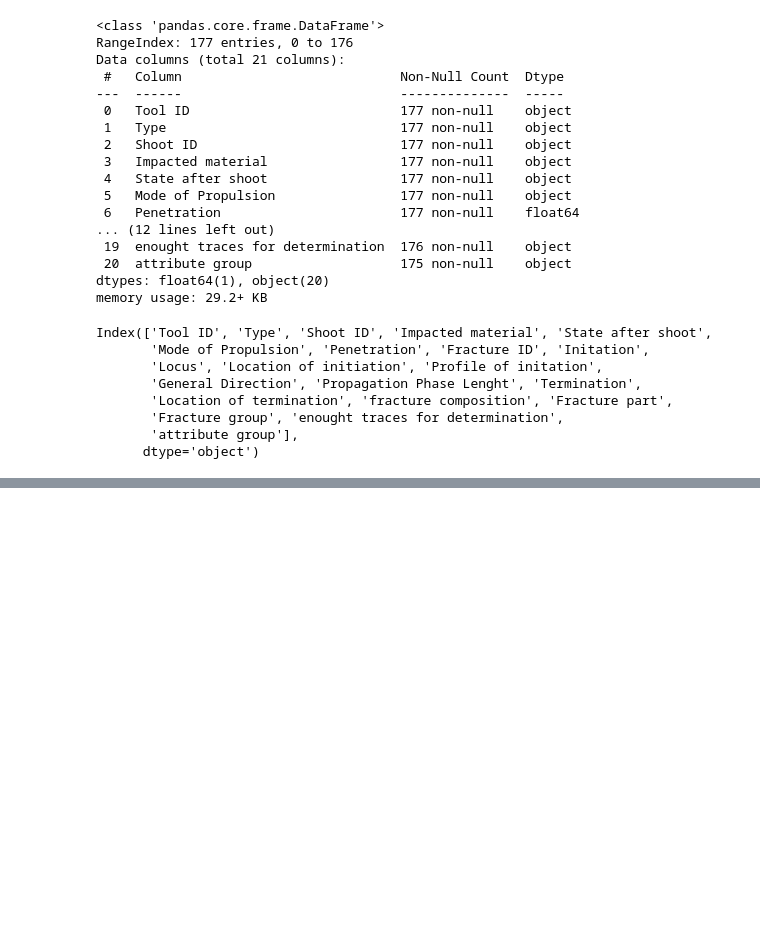
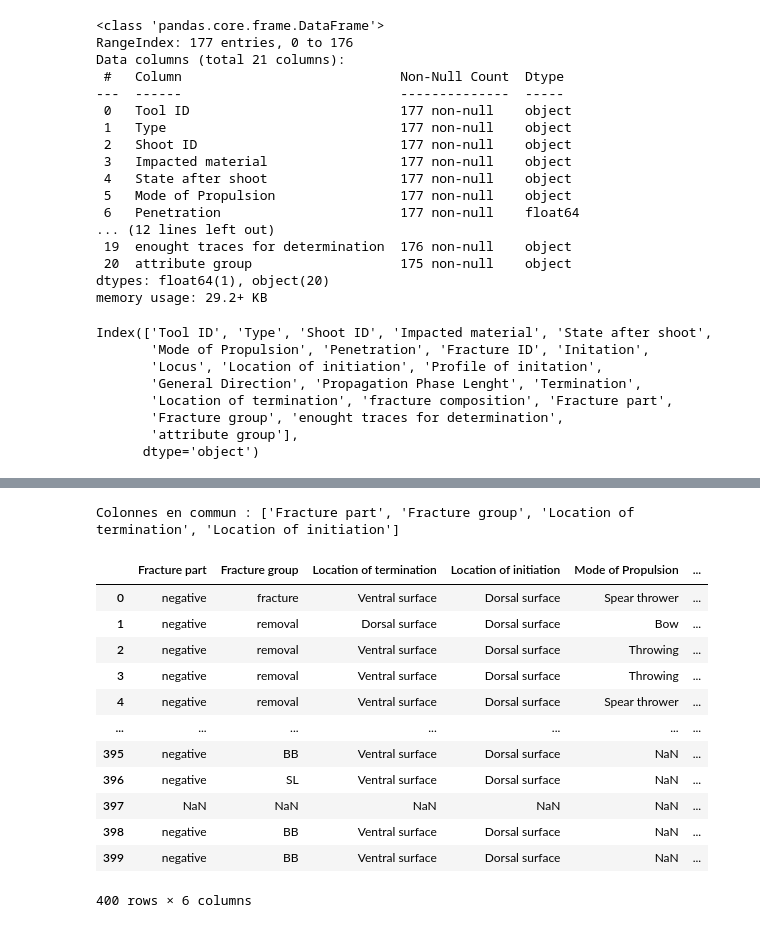
Before and after one commit to AdrienPiette/Usual_analysis, a Jupyter notebook: notebooks/data_explo.ipynb, the cells around one changed output, grey strips where cells are left out. Drawn from its saved outputs; the diff is of its cells as text; code cells hidden in the pictures; blank space fills up the shorter version.

```diff
--- a/notebooks/data_explo.ipynb
+++ b/notebooks/data_explo.ipynb
@@ -80,0 +104,5 @@ df[cat_cols] = df[cat_cols].astype('category')
+# %%
+
+for col in df_2.columns:
+    print(f"{col}: {df_2[col].nunique()} valeurs uniques")
+    print(df_2[col].value_counts(), "\n")
@@ -80,0 +127,12 @@ df[cat_cols] = df[cat_cols].astype('category')
+# %%
+df_2.drop(columns=['Site','Fracture ID','Artifact ID'], inplace=True)
+# %%
+object_cols = [col for col in df_2.select_dtypes(include='object').columns if col != 'Artifact ID']
+
+for col in object_cols:
+    if df_2[col].dtype == 'object':
+        df_2[col] = df_2[col].astype('category')
+    else:
+        df_2[col] = pd.to_numeric(df_2[col], errors='coerce')
+
+df_2
@@ -80,0 +163,29 @@ df[cat_cols] = df[cat_cols].astype('category')
+# %%
+common_cols = set(df.columns).intersection(df_2.columns)
+print("Colonnes en commun :", list(common_cols))
+# %% [output]
+Colonnes en commun : ['Fracture part', 'Fracture group', 'Location of termination', 'Location of initiation']
+# %%
+cols_to_keep = list(common_cols) + ['Mode of Propulsion', 'attribute group']
+
+# Prepare df_2 with the same columns, adding 'Mode of Propulsion' and 'attribute group' as NaN
+df_2_common = df_2[list(common_cols)].copy()
+df_2_common['Mode of Propulsion'] = np.nan
+df_2_common['attribute group'] = np.nan
+
+combined_common = pd.concat([df[cols_to_keep], df_2_common], ignore_index=True)
+combined_common
+# %% [output]
+|  | Fracture part | Fracture group | Location of termination | Location of initiation | Mode of Propulsion | ... |
+| 0 | negative | fracture | Ventral surface | Dorsal surface | Spear thrower | ... |
+| 1 | negative | removal | Dorsal surface | Dorsal surface | Bow | ... |
+| 2 | negative | removal | Ventral surface | Dorsal surface | Throwing | ... |
+| 3 | negative | removal | Ventral surface | Dorsal surface | Throwing | ... |
+| 4 | negative | removal | Ventral surface | Dorsal surface | Spear thrower | ... |
+| ... | ... | ... | ... | ... | ... | ... |
+| 395 | negative | BB | Ventral surface | Dorsal surface | NaN | ... |
+| 396 | negative | SL | Ventral surface | Dorsal surface | NaN | ... |
+| 397 | NaN | NaN | NaN | NaN | NaN | ... |
+| 398 | negative | BB | Ventral surface | Dorsal surface | NaN | ... |
+| 399 | negative | BB | Ventral surface | Dorsal surface | NaN | ... |
+400 rows × 6 columns
```
Also changed, not shown: parts of 8 cells of this notebook, 3 other files.
